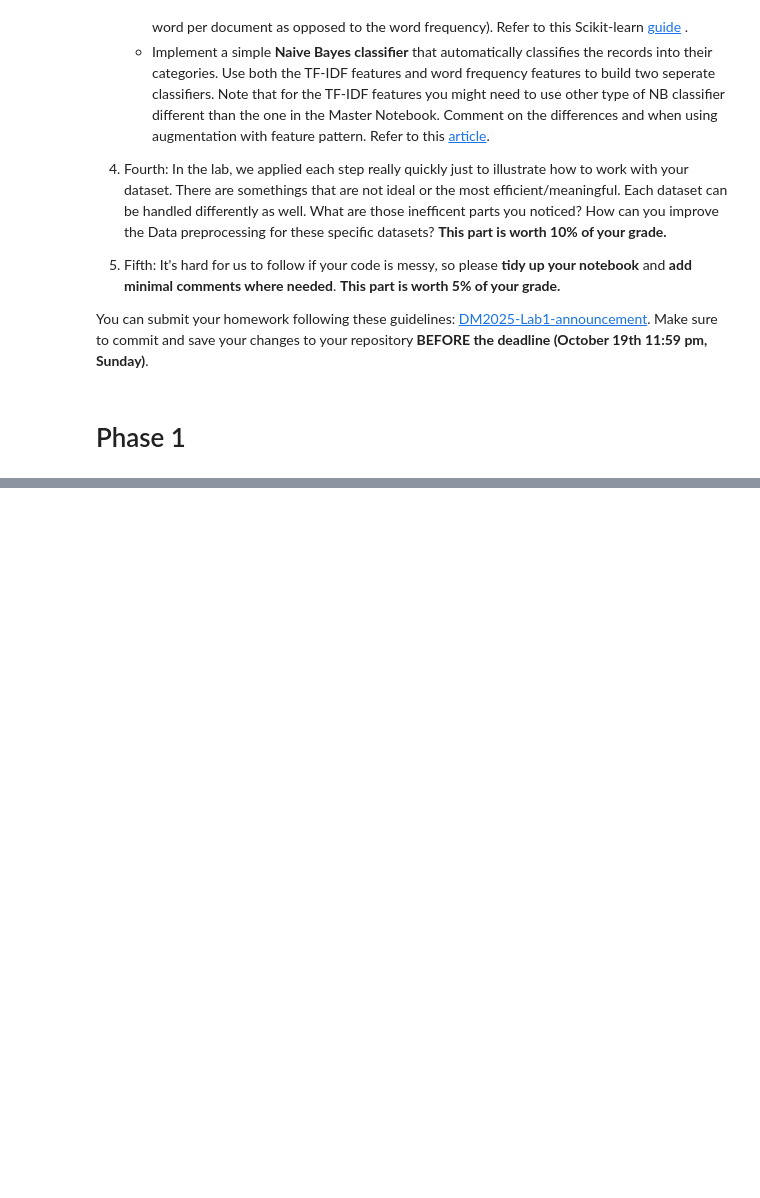
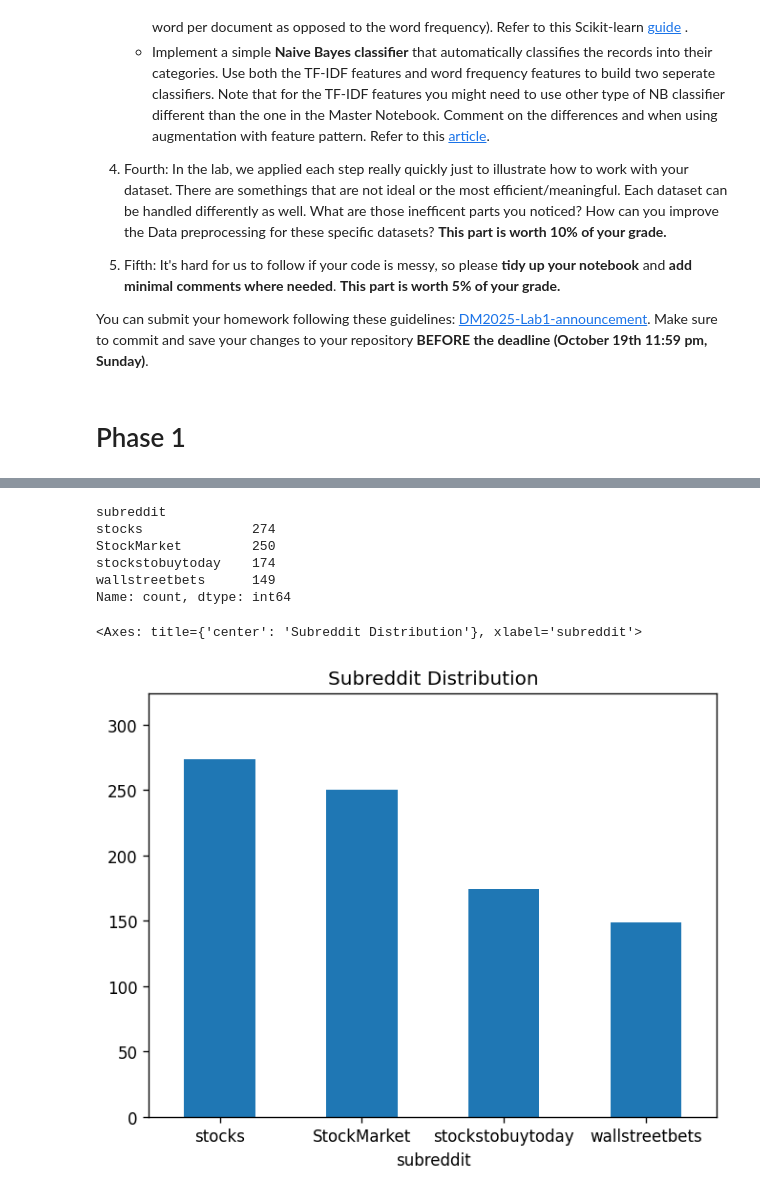
Before and after one commit to tower20021202/DM2025-Lab1-Exercise, a Jupyter notebook: DM2025-Lab1-Homework.ipynb, the cells around one changed output, grey strips where cells are left out. Drawn from its saved outputs; the diff is of its cells as text; code cells hidden in the pictures; blank space fills up the shorter version.

```diff
--- a/DM2025-Lab1-Homework.ipynb
+++ b/DM2025-Lab1-Homework.ipynb
@@ -61,0 +171,7 @@ You can submit your homework following these guidelines: [DM2025-Lab1-announceme
+# %%
+X = pd.DataFrame.from_records(
+    [[" ".join(str(d).split("\n")).strip('\n\t')] for d in df["text"]],
+    columns=["text"]
+)
+# %%
+X['label'] = df['label']
@@ -61,0 +181,5 @@ You can submit your homework following these guidelines: [DM2025-Lab1-announceme
+# %%
+# 把subreddit欄位加入X並篩選 subreddit 屬於 ["wallstreetbets", "StockMarket"] 的資料
+X['subreddit'] = df['subreddit']
+X_subset = X[X['subreddit'].isin(["wallstreetbets", "StockMarket"])]
+print(X_subset.head())
@@ -61,0 +315,17 @@ You can submit your homework following these guidelines: [DM2025-Lab1-announceme
+# %%
+print(X.subreddit.value_counts())
+#根據subreddit欄位的值來做圖
+import plotly.express as plt
+#將y軸的範圍自動設定為subreddit的最大值+50
+X.subreddit.value_counts().plot(kind='bar', title='Subreddit Distribution',
+                                ylim=(0,X.subreddit.value_counts().max()+50),
+                                rot=0)
+# %% [output]
+subreddit
+stocks              274
+StockMarket         250
+stockstobuytoday    174
+wallstreetbets      149
+Name: count, dtype: int64
+<Axes: title={'center': 'Subreddit Distribution'}, xlabel='subreddit'>
+[figure, added]
```
Also changed, not shown: parts of 55 cells of this notebook, 1 other file.
